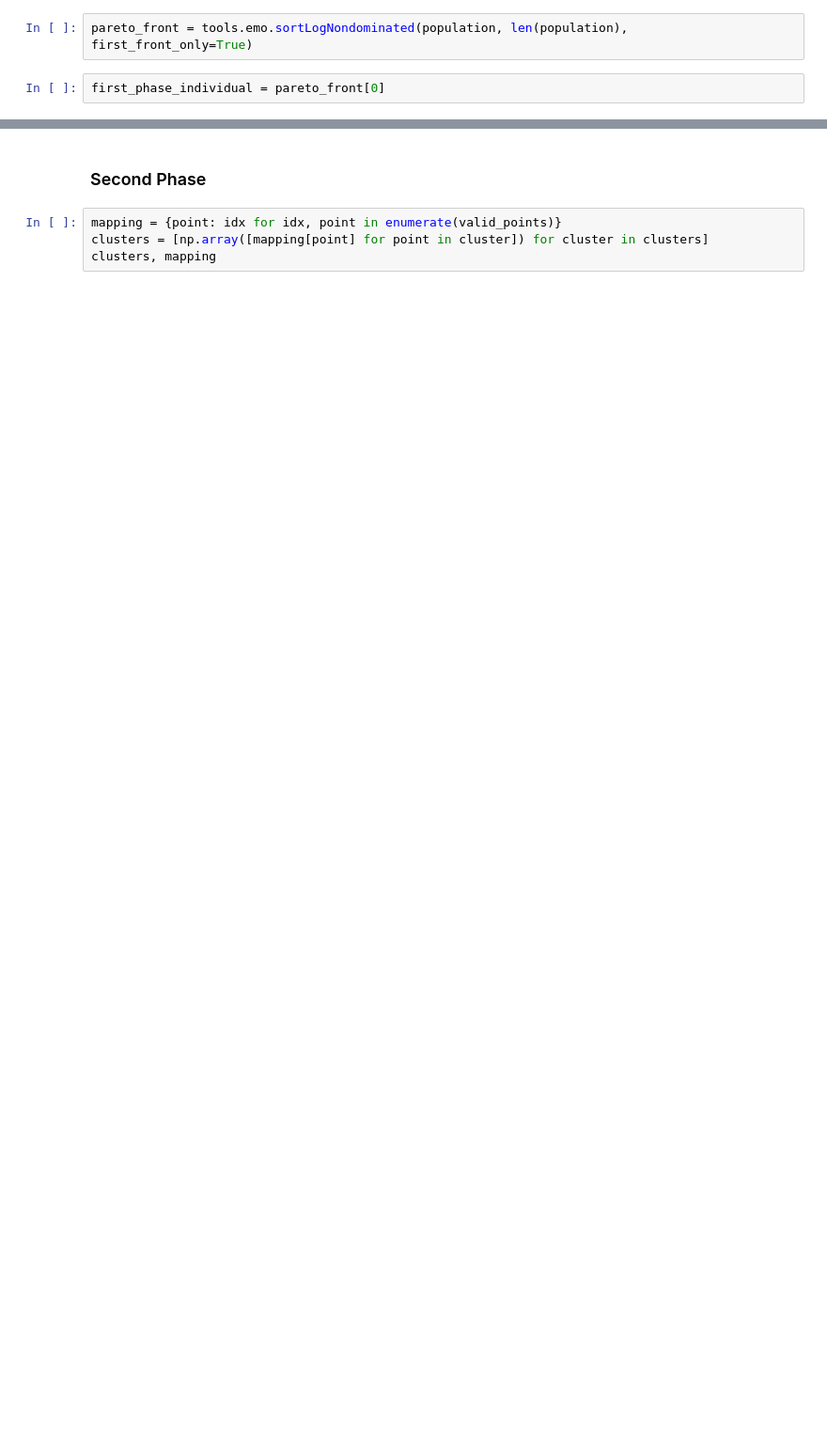
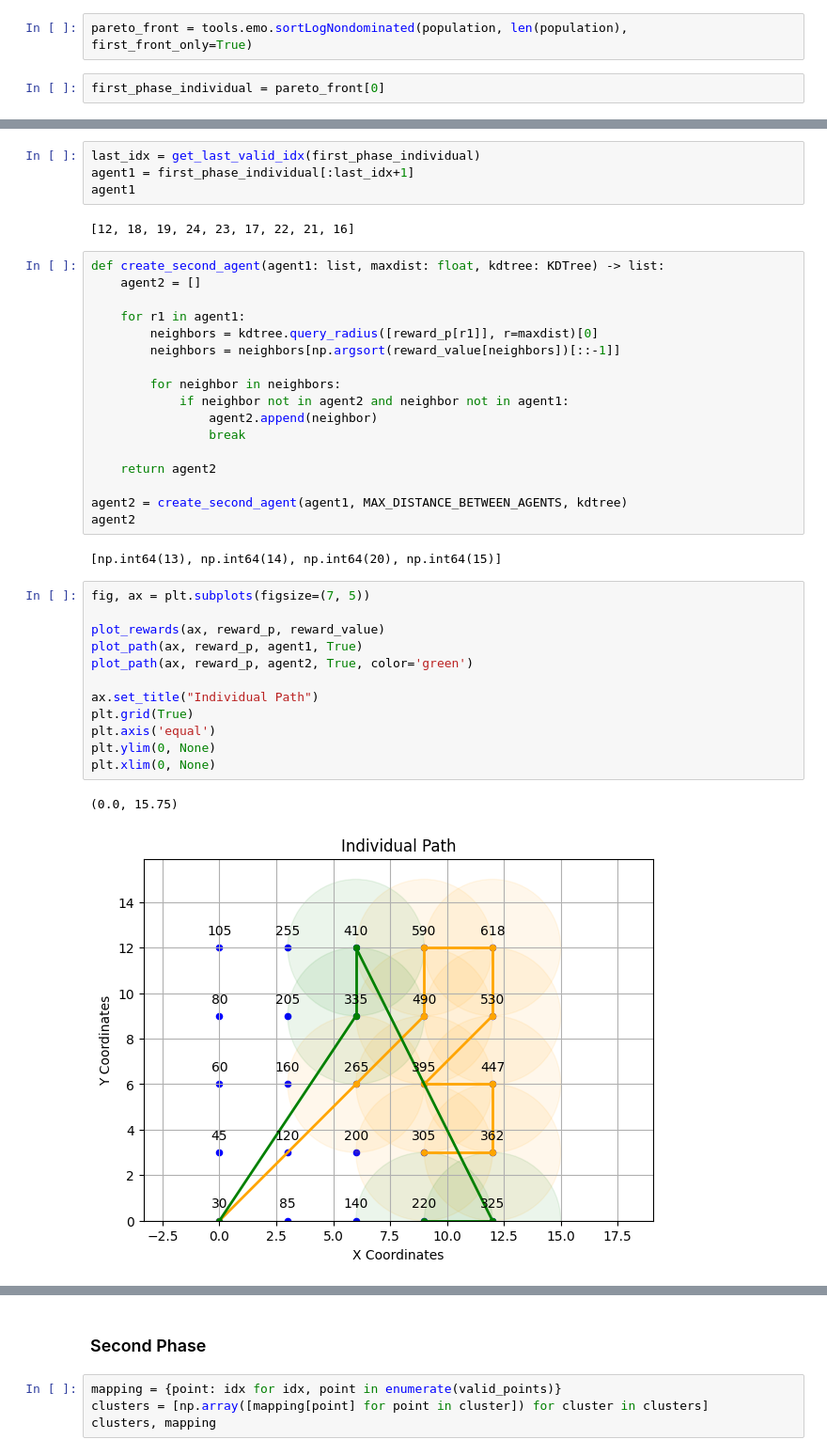
Before and after one commit to marcotuliopin/multi-robot-routing, a Jupyter notebook: using_proximity_value/ga.ipynb, the cells around one changed output, grey strips where cells are left out. Shown at 94% size. Drawn from its saved outputs; the diff is of its cells as text; blank space fills up the shorter version.

```diff
--- a/using_proximity_value/ga.ipynb
+++ b/using_proximity_value/ga.ipynb
@@ -294,3 +294,43 @@ plt.xlim(0, None)
+# %%
+last_idx = get_last_valid_idx(first_phase_individual)
+agent1 = first_phase_individual[:last_idx+1]
+agent1
+# %% [output]
+[12, 18, 19, 24, 23, 17, 22, 21, 16]
+# %%
+def create_second_agent(agent1: list, maxdist: float, kdtree: KDTree) -> list:
+    agent2 = []
+
+    for r1 in agent1:
+        neighbors = kdtree.query_radius([reward_p[r1]], r=maxdist)[0]
+        neighbors = neighbors[np.argsort(reward_value[neighbors])[::-1]]
+
+        for neighbor in neighbors:
+            if neighbor not in agent2 and neighbor not in agent1:
+                agent2.append(neighbor)
+                break
+
+    return agent2
+
+agent2 = create_second_agent(agent1, MAX_DISTANCE_BETWEEN_AGENTS, kdtree)
+agent2
+# %% [output]
+[np.int64(13), np.int64(14), np.int64(20), np.int64(15)]
+# %%
+fig, ax = plt.subplots(figsize=(7, 5))
+
+plot_rewards(ax, reward_p, reward_value)
+plot_path(ax, reward_p, agent1, True)
+plot_path(ax, reward_p, agent2, True, color='green')
+
+ax.set_title("Individual Path")
+plt.grid(True)
+plt.axis('equal')
+plt.ylim(0, None)
+plt.xlim(0, None)
+# %% [output]
+(0.0, 15.75)
+[figure, added]
 # %%
 virtual_path = []
 dist = 0
```
Also changed, not shown: parts of 13 cells of this notebook, 8 other files.
